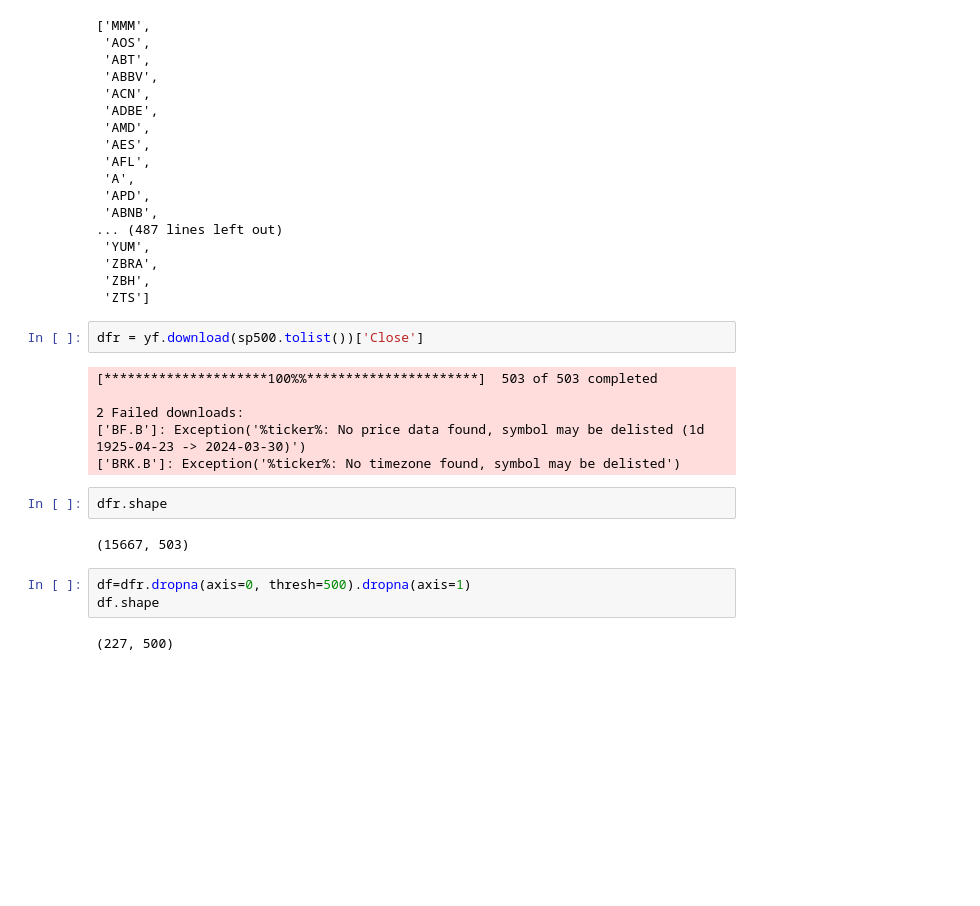
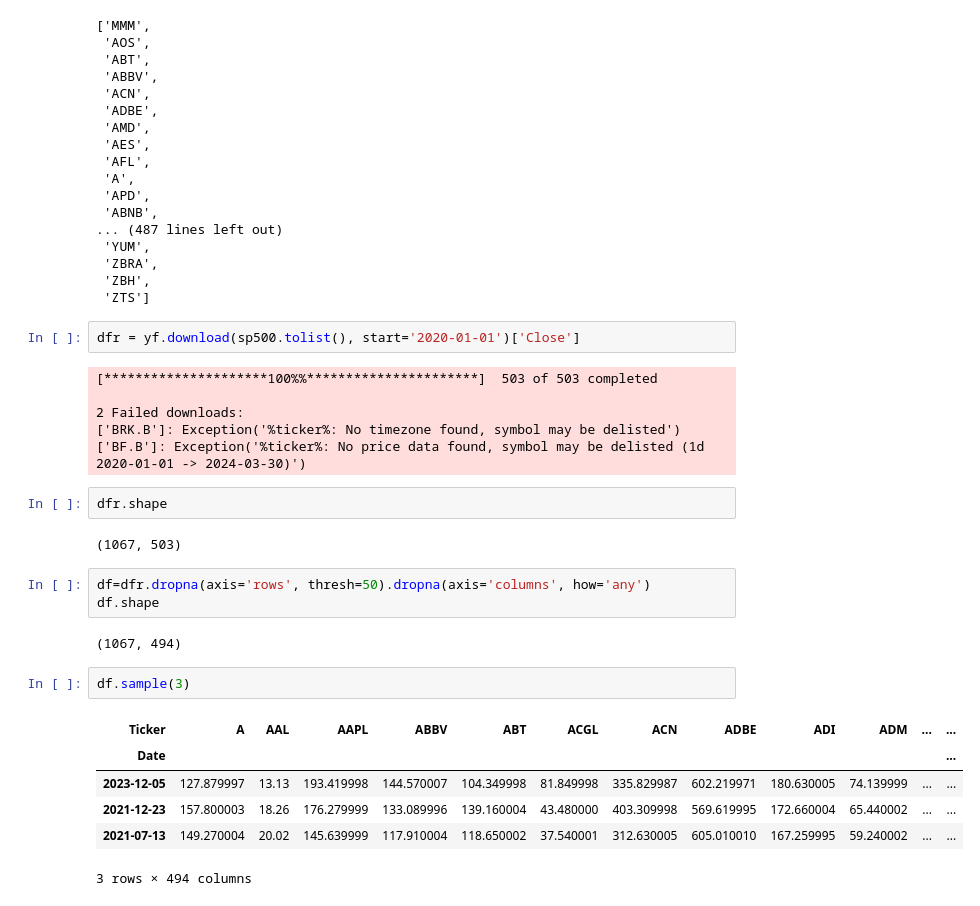
Before and after one commit to bourov/porto, a Jupyter notebook: first-simple.ipynb, the cells around one changed output. Drawn from its saved outputs; the diff is of its cells as text; blank space fills up the shorter version.

```diff
--- a/first-simple.ipynb
+++ b/first-simple.ipynb
@@ -28,19 +33,28 @@ sp500.tolist()
  'ZBH',
  'ZTS']
 # %%
-dfr = yf.download(sp500.tolist())['Close']
+dfr = yf.download(sp500.tolist(), start='2020-01-01')['Close']
 # %% [output]
 [*********************100%%**********************]  503 of 503 completed
 
 2 Failed downloads:
-['BF.B']: Exception('%ticker%: No price data found, symbol may be delisted (1d 1925-04-23 -> 2024-03-30)')
 ['BRK.B']: Exception('%ticker%: No timezone found, symbol may be delisted')
+['BF.B']: Exception('%ticker%: No price data found, symbol may be delisted (1d 2020-01-01 -> 2024-03-30)')
 # %%
 dfr.shape
 # %% [output]
-(15667, 503)
+(1067, 503)
 # %%
-df=dfr.dropna(axis=0, thresh=500).dropna(axis=1)
+df=dfr.dropna(axis='rows', thresh=50).dropna(axis='columns', how='any')
 df.shape
 # %% [output]
-(227, 500)
+(1067, 494)
+# %%
+df.sample(3)
+# %% [output]
+| Ticker | A | AAL | AAPL | ABBV | ABT | ACGL | ACN | ADBE | ADI | ADM | ... | ... |
+| Date |  |  |  |  |  |  |  |  |  |  |  | ... |
+| 2023-12-05 | 127.879997 | 13.13 | 193.419998 | 144.570007 | 104.349998 | 81.849998 | 335.829987 | 602.219971 | 180.630005 | 74.139999 | ... | ... |
+| 2021-12-23 | 157.800003 | 18.26 | 176.279999 | 133.089996 | 139.160004 | 43.480000 | 403.309998 | 569.619995 | 172.660004 | 65.440002 | ... | ... |
+| 2021-07-13 | 149.270004 | 20.02 | 145.639999 | 117.910004 | 118.650002 | 37.540001 | 312.630005 | 605.010010 | 167.259995 | 59.240002 | ... | ... |
+3 rows × 494 columns
```
Also changed, not shown: parts of 16 cells of this notebook.
